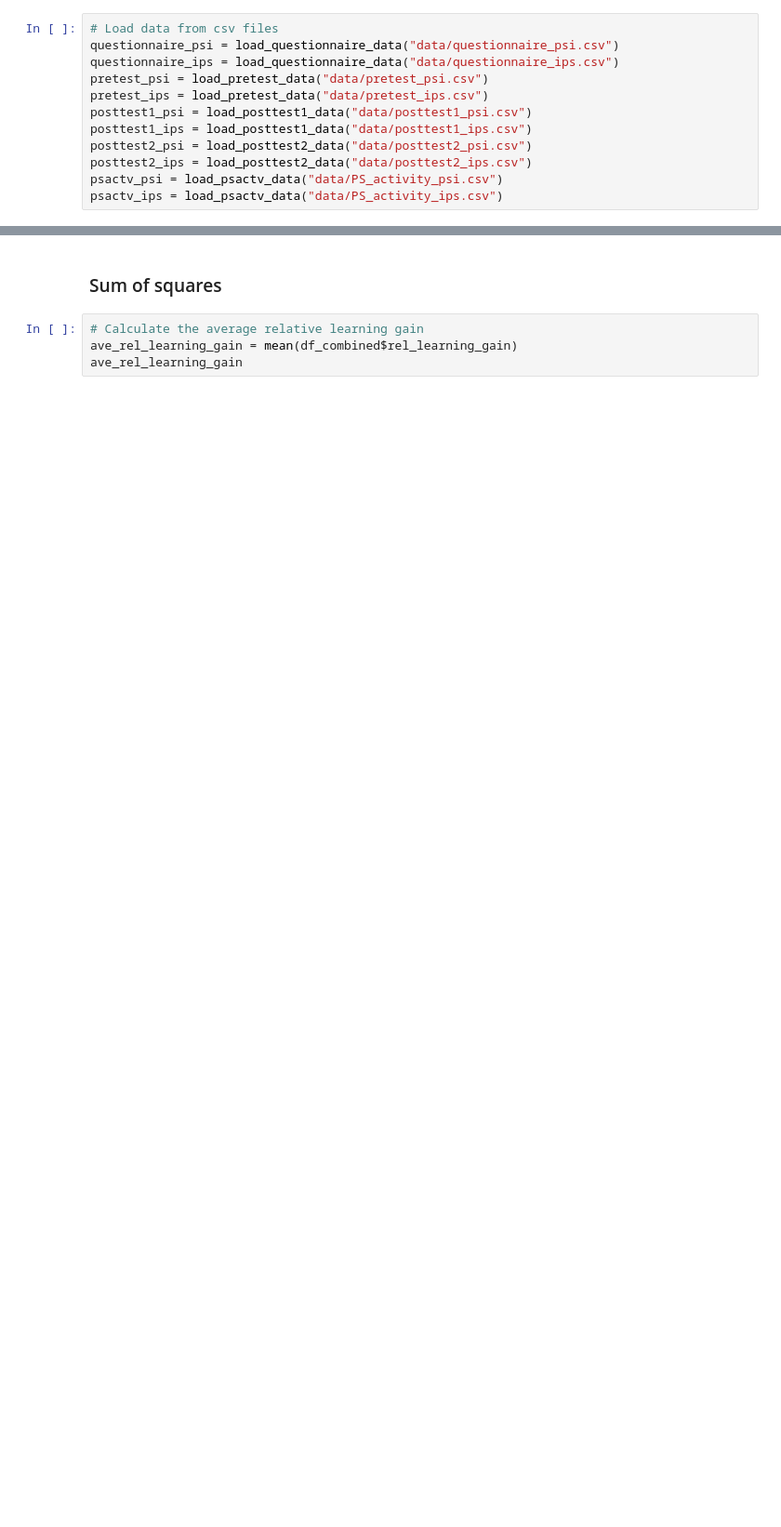
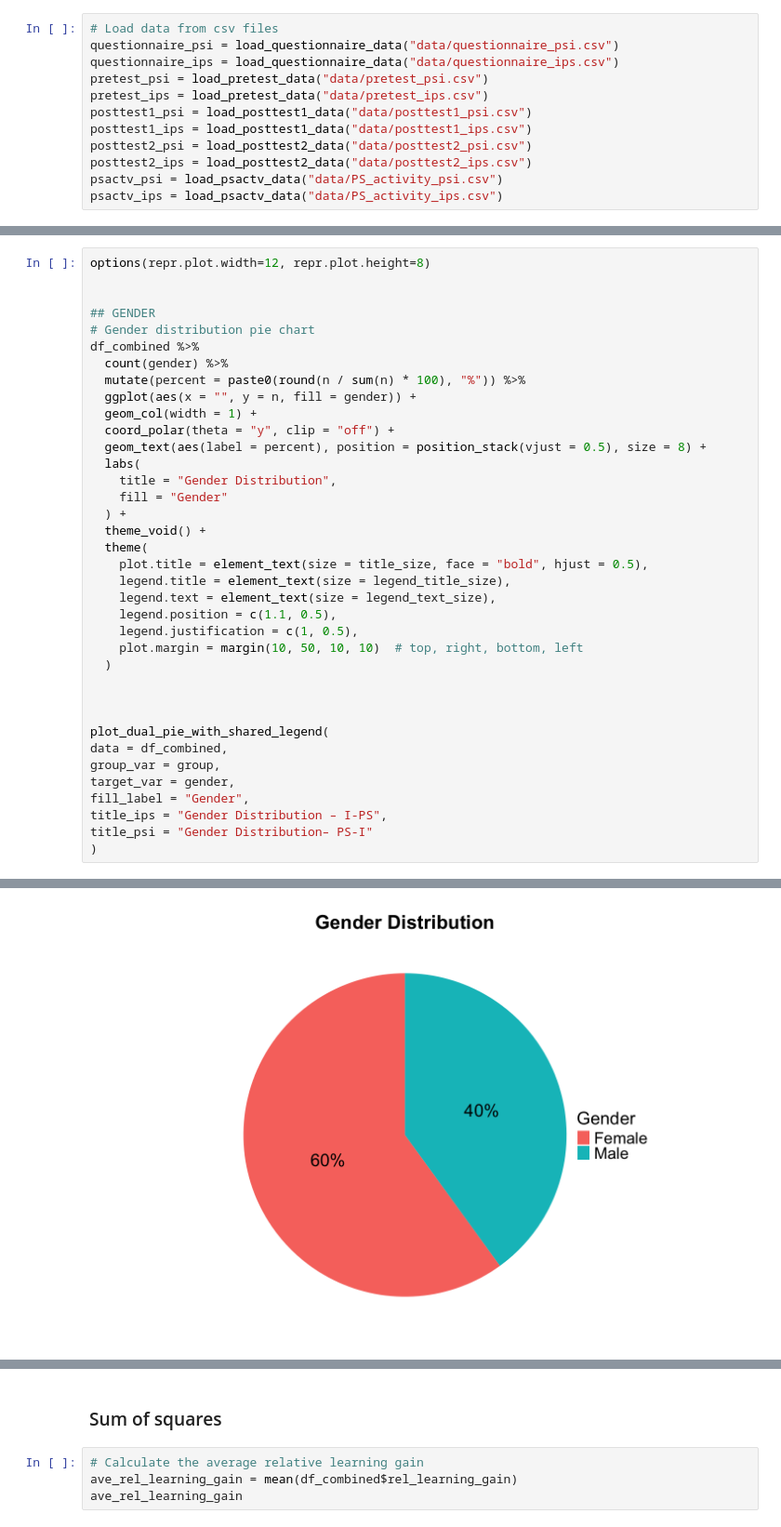
Before and after one commit to berry-sh/cs411_project, a Jupyter notebook: anova_psi_ips.ipynb, the cells around one changed output, grey strips where cells are left out. Shown at 93% size. Saved outputs shown, nothing was run; the diff lists cells and outputs as text; blank space fills up the shorter version.

```diff
--- a/anova_psi_ips.ipynb
+++ b/anova_psi_ips.ipynb
@@ -489,0 +99,38 @@ df_combined %>% ggplot() +
+# %%
+options(repr.plot.width=12, repr.plot.height=8)
+
+
+## GENDER
+# Gender distribution pie chart
+df_combined %>%
+  count(gender) %>%
+  mutate(percent = paste0(round(n / sum(n) * 100), "%")) %>%
+  ggplot(aes(x = "", y = n, fill = gender)) +
+  geom_col(width = 1) +
+  coord_polar(theta = "y", clip = "off") +
+  geom_text(aes(label = percent), position = position_stack(vjust = 0.5), size = 8) +
+  labs(
+    title = "Gender Distribution",
+    fill = "Gender"
+  ) +
+  theme_void() +
+  theme(
+    plot.title = element_text(size = title_size, face = "bold", hjust = 0.5),
+    legend.title = element_text(size = legend_title_size),
+    legend.text = element_text(size = legend_text_size),
+    legend.position = c(1.1, 0.5),
+    legend.justification = c(1, 0.5),
+    plot.margin = margin(10, 50, 10, 10)  # top, right, bottom, left
+  )
+
+
+
+plot_dual_pie_with_shared_legend(
+data = df_combined,
+group_var = group,
+target_var = gender,
+fill_label = "Gender",
+title_ips = "Gender Distribution – I-PS",
+title_psi = "Gender Distribution– PS-I"
+)
+# %% [output]
@@ -489,0 +140 @@ df_combined %>% ggplot() +
+[figure, added]
```
Also changed, not shown: parts of 134 cells of this notebook, 2 other files.
